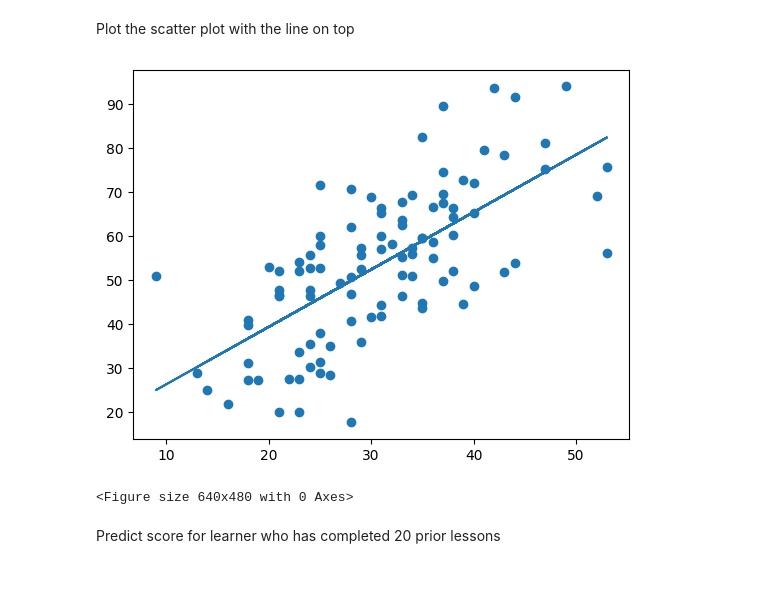
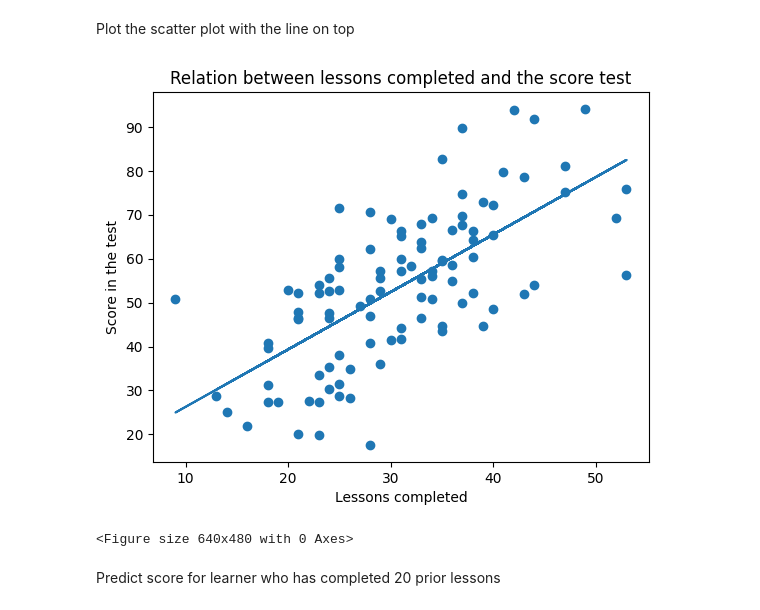
Before and after one commit to DanielTC342/Linear_Regression_DTC, a Jupyter notebook: Linear Regression at Codecademy.ipynb, the cells around one changed output. Saved outputs shown, nothing was run; the diff lists cells and outputs as text; code cells hidden in the pictures; blank space fills up the shorter version.

```diff
--- a/Linear Regression at Codecademy.ipynb
+++ b/Linear Regression at Codecademy.ipynb
@@ -55,10 +58,13 @@ Plot the scatter plot with the line on top
 # %%
 plt.scatter(codecademy.completed, codecademy.score)
 plt.plot(codecademy.completed, fit.predict(codecademy))
+plt.xlabel("Lessons completed")
+plt.ylabel("Score in the test")
+plt.title("Relation between lessons completed and the score test")
 plt.show()
 plt.clf()
 # %% [output]
-[figure, old version]
+[figure, new version]
 <Figure size 640x480 with 0 Axes>
 # %% [markdown]
 Predict score for learner who has completed 20 prior lessons
```
Also changed, not shown: parts of 4 cells of this notebook.
